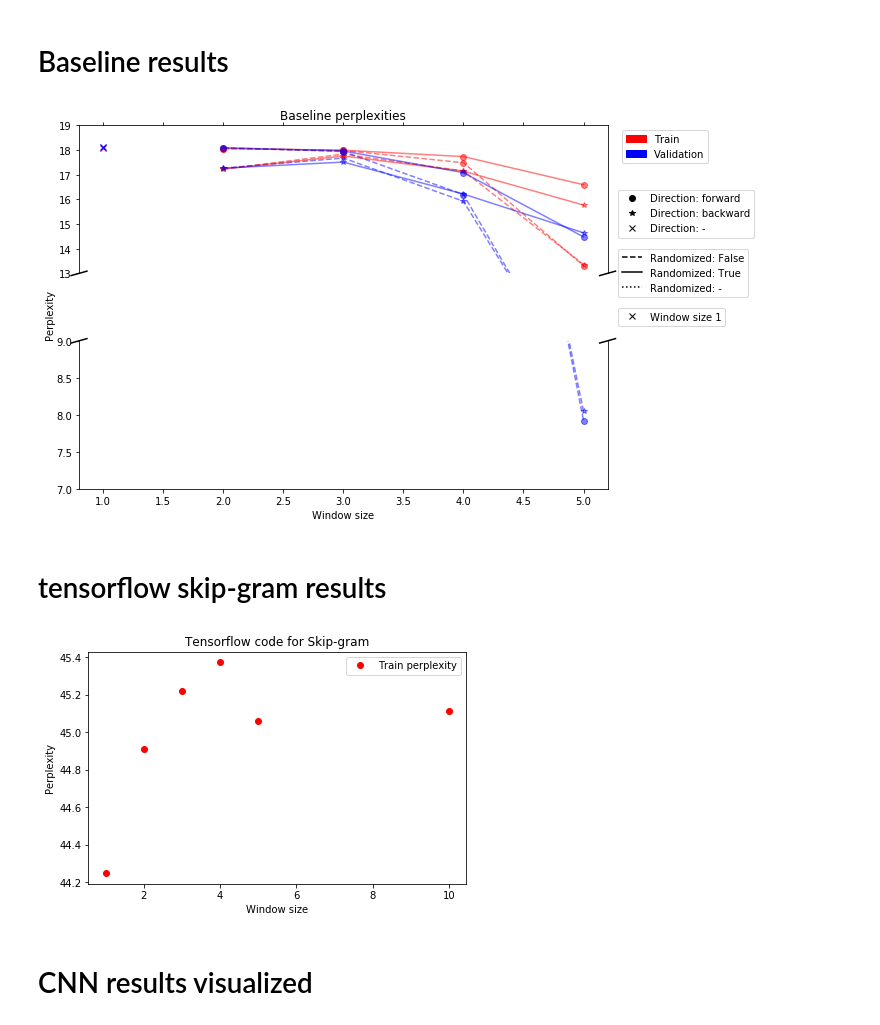
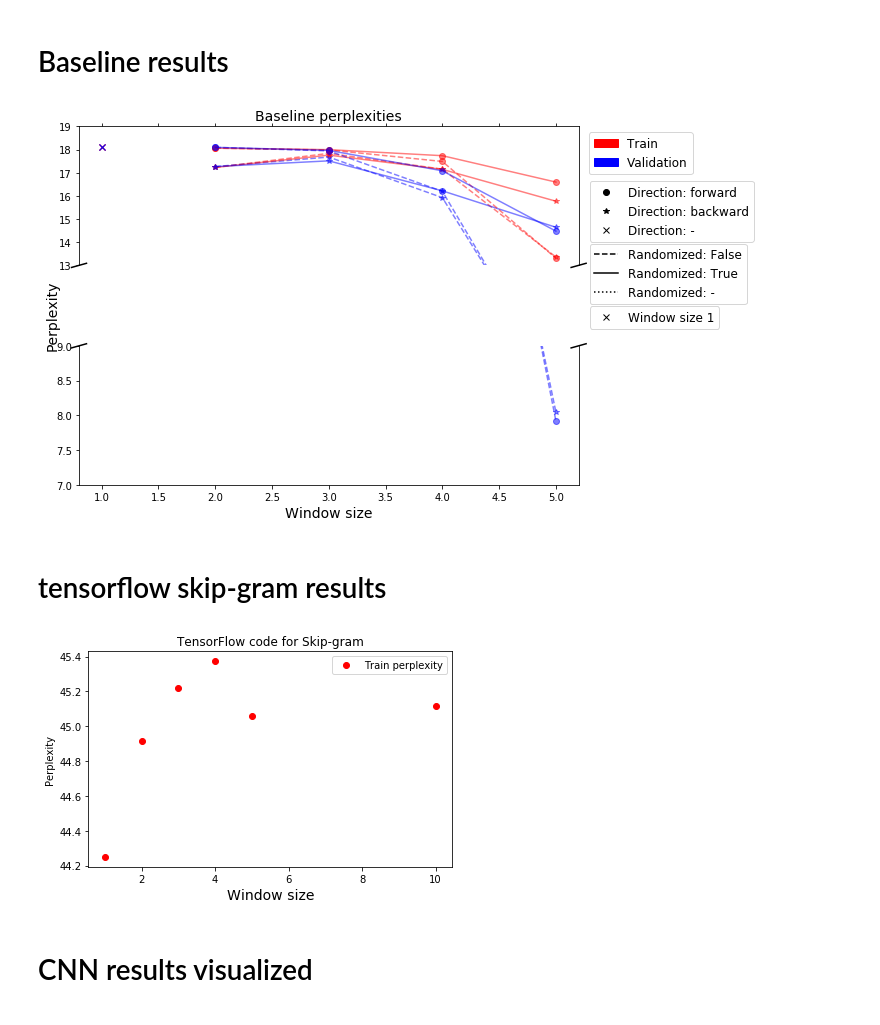
Before and after one commit to mari756h/The_unemployed_cells, a Jupyter notebook: notebooks/Visualize.ipynb, the cells around one changed output. Drawn from its saved outputs; the diff is of its cells as text; code cells hidden in the pictures.

```diff
--- a/notebooks/Visualize.ipynb
+++ b/notebooks/Visualize.ipynb
@@ -214,54 +214,54 @@ ax.set_ylim(13, 19)
 ax2.set_ylim(7, 9)
 
 # legends
-leg1 = ax.legend(handles=color_legends[:-1], bbox_to_anchor=(1.2, 1))
-leg2 = ax.legend(handles=direction_legend, bbox_to_anchor=(1.01, 0.6))
-leg3 = ax.legend(handles=ramdomized_legend, bbox_to_anchor=(1.01, 0.2))
+leg1 = ax.legend(handles=color_legends[:-1], bbox_to_anchor=(1.24, 1), fontsize=12)
+leg2 = ax.legend(handles=direction_legend, bbox_to_anchor=(1.01, 0.65), fontsize=12)
+leg3 = ax.legend(handles=ramdomized_legend, bbox_to_anchor=(1.01, 0.2), fontsize=12)
 leg4 = ax.legend(
     handles=[mlines.Line2D([], [], marker='x', linestyle='None', color='black', label="Window size 1")],
-    bbox_to_anchor=(1.01,-0.2)
+    bbox_to_anchor=(1.01,-0.25), fontsize=12
 )
 ax.add_artist(leg1)
 ax.add_artist(leg2)
 ax.add_artist(leg3)
 
 # beautify
 ax.spines['bottom'].set_visible(False)
 ax2.spines['top'].set_visible(False)
 ax.xaxis.tick_top()
 ax.tick_params(labeltop=False)
 ax2.xaxis.tick_bottom()
 
 # broken lines on axes
 d = .015
 kwargs = dict(transform=ax.transAxes, color='k', clip_on=False)
 ax.plot((-d, +d), (-d, +d), **kwargs)
 ax.plot((1 - d, 1 + d), (-d, +d), **kwargs)
 kwargs.update(transform=ax2.transAxes)
 ax2.plot((-d, +d), (1 - d, 1 + d), **kwargs)
 ax2.plot((1 - d, 1 + d), (1 - d, 1 + d), **kwargs)
 
-ax.title.set_text("Baseline perplexities")
-ax2.set_xlabel('Window size')
-f.text(0, 0.5, 'Perplexity', va='center', rotation='vertical')
+ax.set_title("Baseline perplexities", size=14)
+ax2.set_xlabel('Window size', fontsize=14)
+f.text(0, 0.5, 'Perplexity', va='center', rotation='vertical', fontsize=14)
 
 plt.tight_layout()
 plt.savefig('../data/baseline_plot.png')
 plt.show()
 # %% [output]
-[figure, old version]
+[figure, new version]
 # %% [markdown]
 # tensorflow skip-gram results
 # %%
 df_cnn = pd.read_excel(wkdir+'results_loss_perp_acc.xlsx', sheet_name='tensorflow')
 df_cnn.plot(x="window", y="Train perplexity", c=data_colors["Train"], marker='o', linestyle="None")
+plt.xlabel("Window size", fontsize=14)
+plt.ylabel("Perplexity")
+plt.title("TensorFlow code for Skip-gram")
 plt.tight_layout()
-plt.xlabel("Window size")
-plt.ylabel("Perplexity")
-plt.title("Tensorflow code for Skip-gram")
 plt.savefig("../data/skipgram_tf.png")
 # %% [output]
-[figure, old version]
+[figure, new version]
 # %% [markdown]
 # CNN results visualized
 # %%
```
Also changed, not shown: parts of 4 cells of this notebook, 1 other file.
